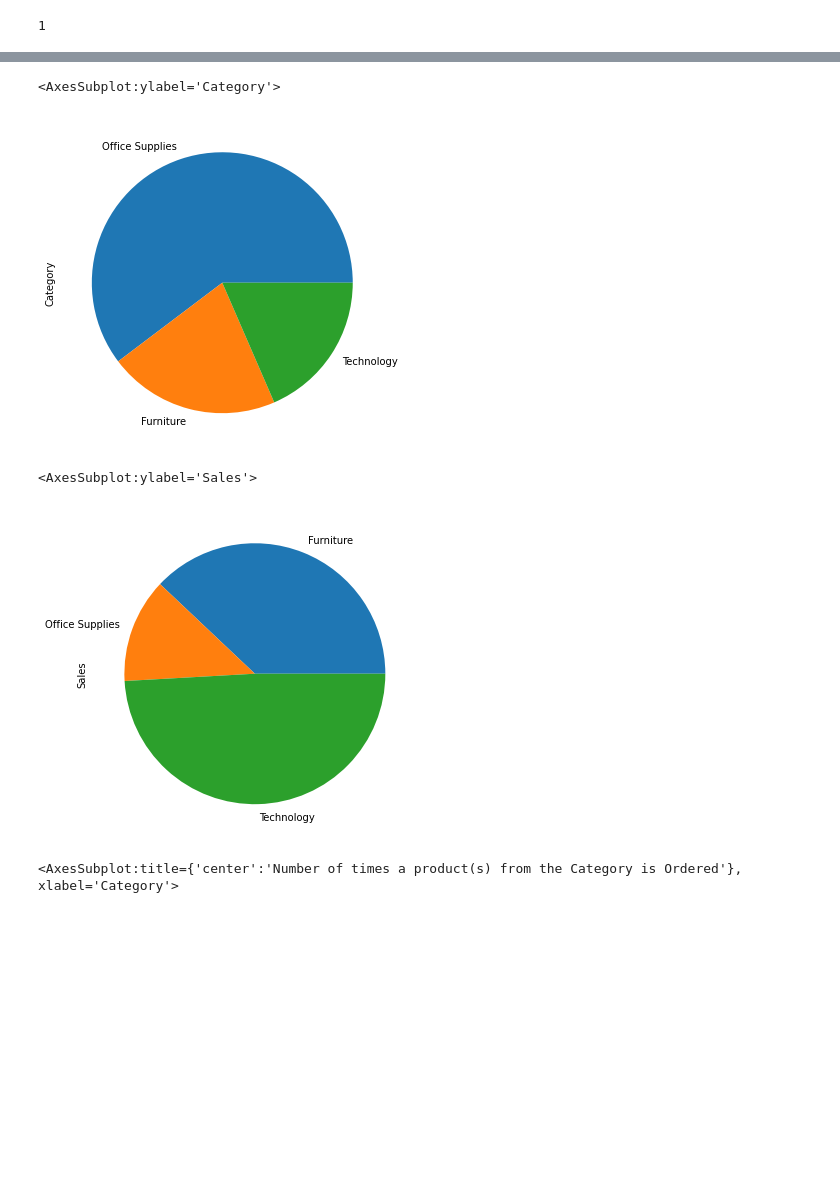
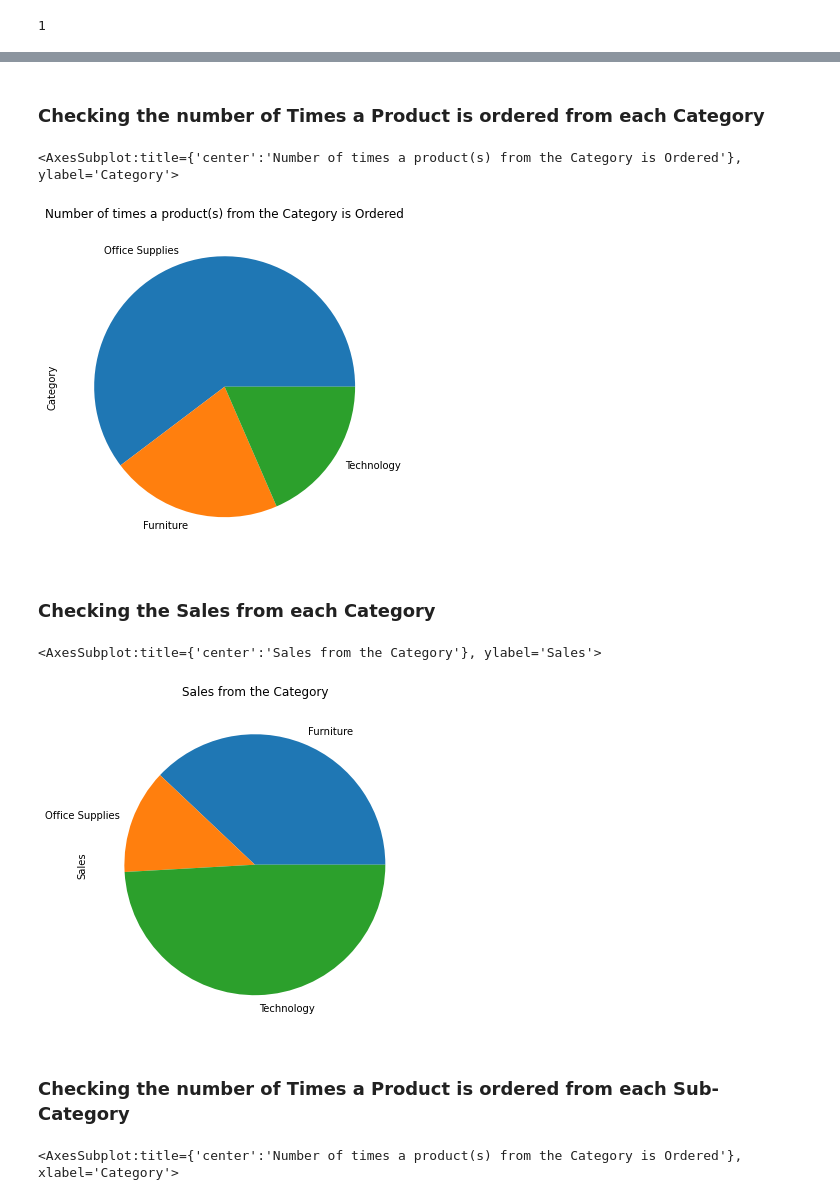
Before and after one commit to zeeshanhaider743/Customer-Segmentation, a Jupyter notebook: EDA customer Segmentation.ipynb, the cells around one changed output, grey strips where cells are left out. Cells and saved outputs as stored; diff of their text form; code cells hidden in the pictures; blank space fills up the shorter version.

```diff
--- a/EDA customer Segmentation.ipynb
+++ b/EDA customer Segmentation.ipynb
@@ -84,13 +103,19 @@ df['Profit Percentage'] = (df['Profit']/df['Sales']) * 100
+# %% [markdown]
+### Checking the number of Times a Product is ordered from each Category
 # %%
-df['Category'].value_counts().plot(kind = 'pie', figsize = (12,6))
+df['Category'].value_counts().plot(kind = 'pie', figsize = (12,6),title = 'Number of times a product(s) from the Category is Ordered')
 # %% [output]
-<AxesSubplot:ylabel='Category'>
+<AxesSubplot:title={'center':'Number of times a product(s) from the Category is Ordered'}, ylabel='Category'>
-[figure, old version]
+[figure, new version]
+# %% [markdown]
+### Checking the Sales from each Category
 # %%
-df.groupby('Category')['Sales'].mean().plot(kind = 'pie', figsize = (12,6))
+df.groupby('Category')['Sales'].mean().plot(kind = 'pie', figsize = (12,6),title = 'Sales from the Category')
 # %% [output]
-<AxesSubplot:ylabel='Sales'>
+<AxesSubplot:title={'center':'Sales from the Category'}, ylabel='Sales'>
-[figure, old version]
+[figure, new version]
+# %% [markdown]
+### Checking the number of Times a Product is ordered from each Sub-Category
 # %%
 (df.groupby('Category')['Sub-Category'].value_counts()).unstack().plot(kind = 'bar', figsize = (20,10), title = 'Number of times a product(s) from the Category is Ordered')
 # %% [output]
```
Also changed, not shown: parts of 70 cells of this notebook.
